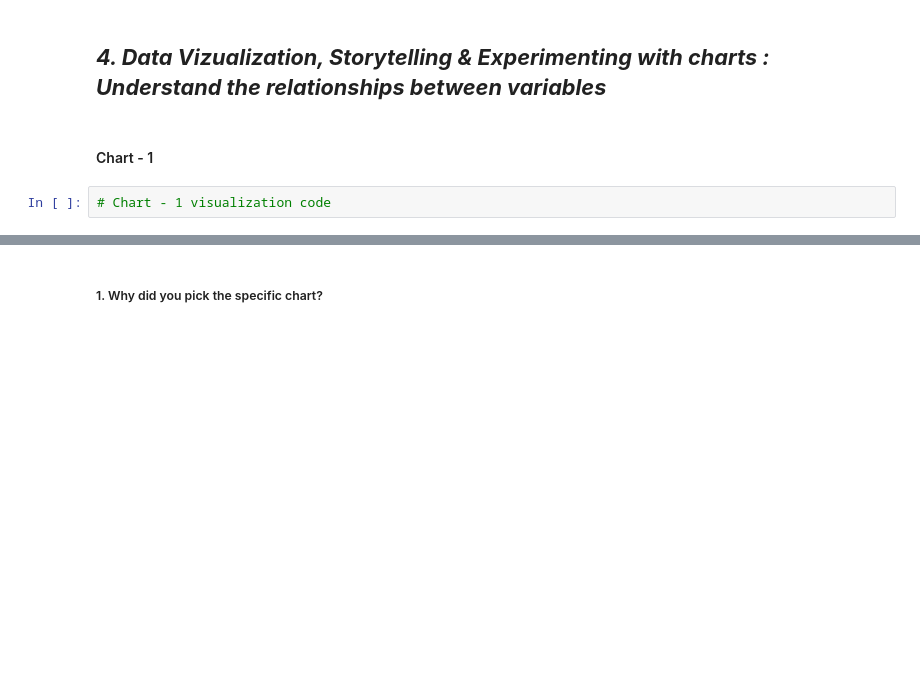
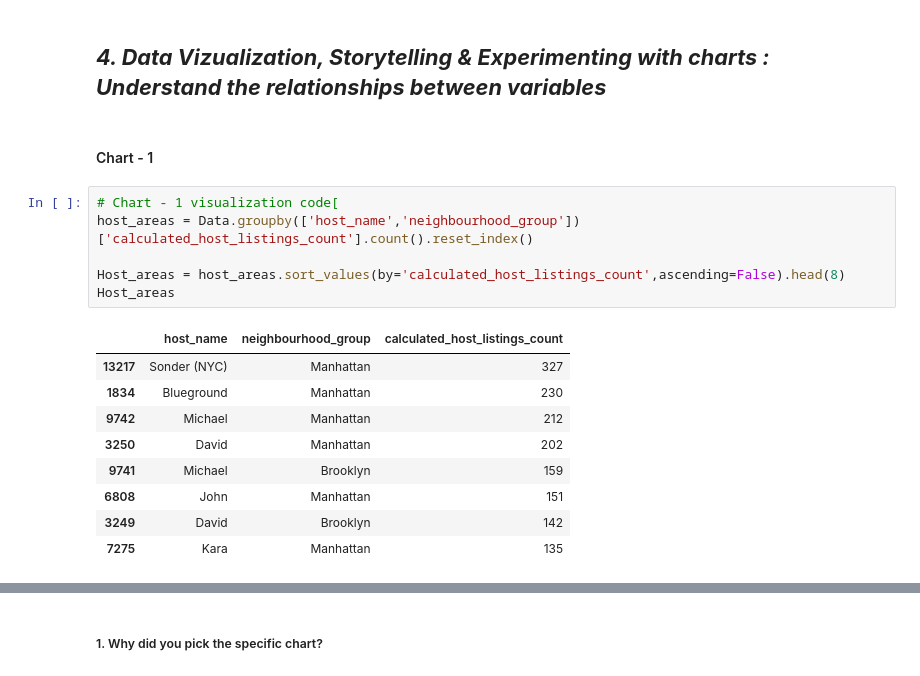
Before and after one commit to HemantSingh108/Airbnb_booking_analysis, a Jupyter notebook: Airbnb_Bookings_Analysis_Capstone_Project.ipynb, the cells around one changed output, grey strips where cells are left out. Cells and saved outputs as stored; diff of their text form; blank space fills up the shorter version.

```diff
--- a/Airbnb_Bookings_Analysis_Capstone_Project.ipynb
+++ b/Airbnb_Bookings_Analysis_Capstone_Project.ipynb
@@ -224,5 +225,19 @@ Answer Here.
 ## ***4. Data Vizualization, Storytelling & Experimenting with charts : Understand the relationships between variables***
 # %% [markdown]
 #### Chart - 1
-# %%
-# Chart - 1 visualization code
+# %%
+# Chart - 1 visualization code[
+host_areas = Data.groupby(['host_name','neighbourhood_group'])['calculated_host_listings_count'].count().reset_index()
+
+Host_areas = host_areas.sort_values(by='calculated_host_listings_count',ascending=False).head(8)
+Host_areas
+# %% [output]
+|  | host_name | neighbourhood_group | calculated_host_listings_count |
+| 13217 | Sonder (NYC) | Manhattan | 327 |
+| 1834 | Blueground | Manhattan | 230 |
+| 9742 | Michael | Manhattan | 212 |
+| 3250 | David | Manhattan | 202 |
+| 9741 | Michael | Brooklyn | 159 |
+| 6808 | John | Manhattan | 151 |
+| 3249 | David | Brooklyn | 142 |
+| 7275 | Kara | Manhattan | 135 |
```
Also changed, not shown: parts of 3 cells of this notebook.
